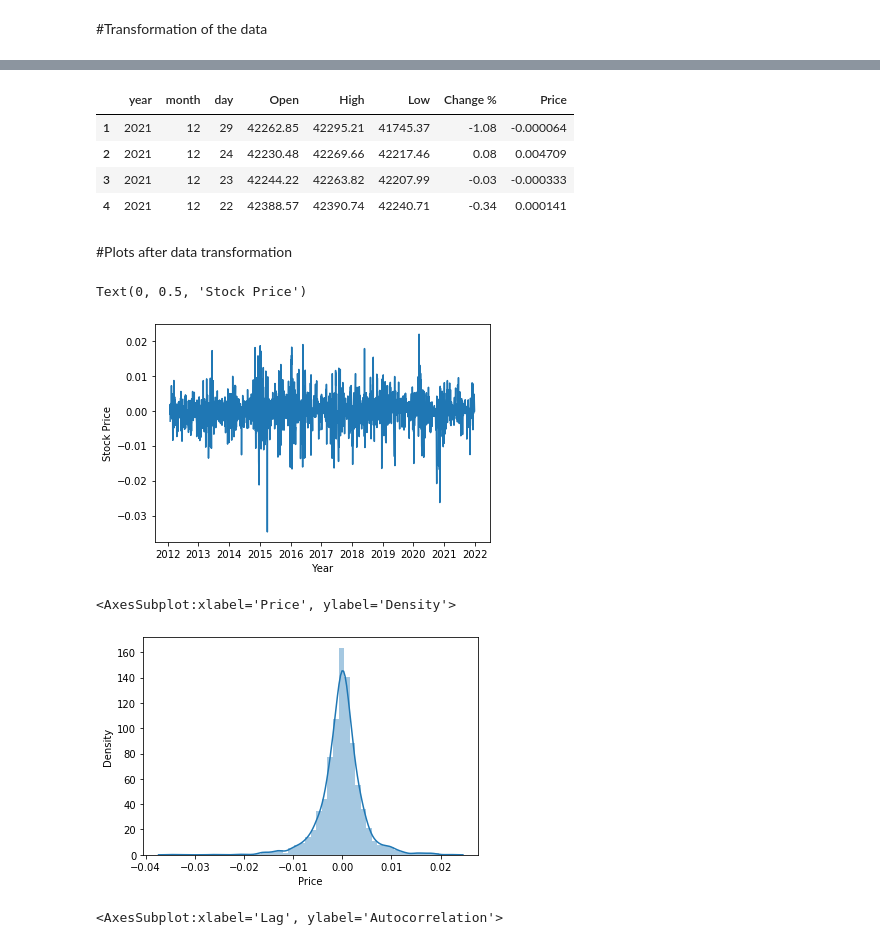
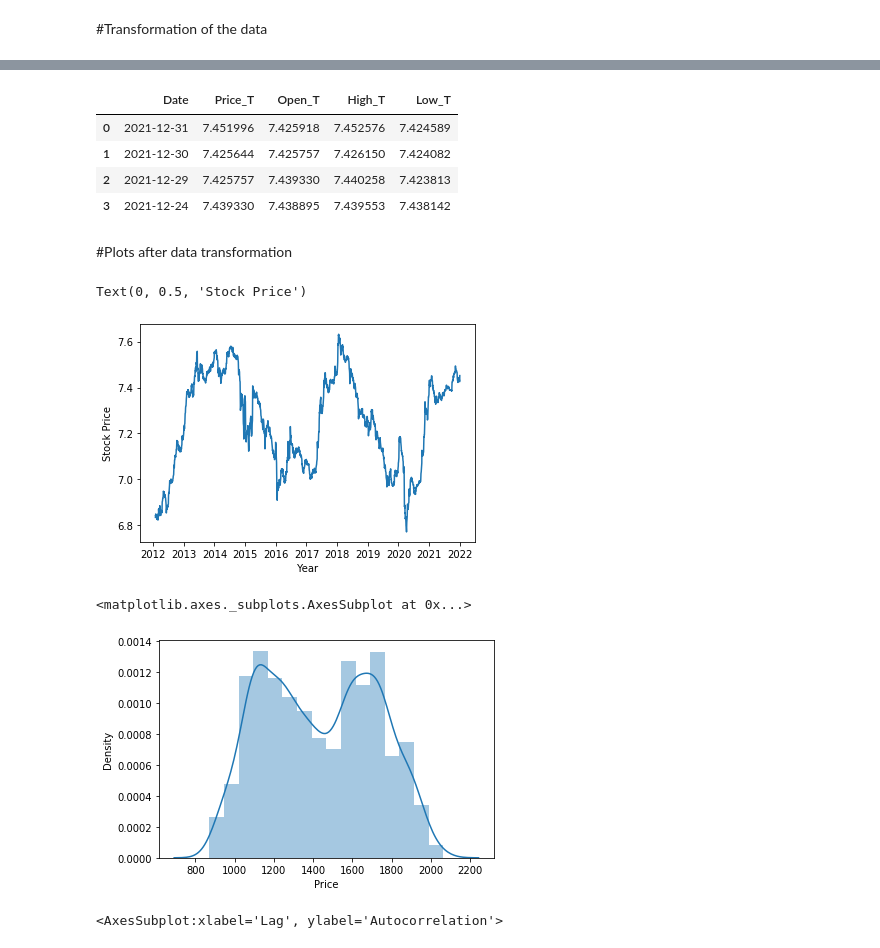
Before and after one commit to Eminent01/Baum-Tenpers-Research, a Jupyter notebook: Baum_Tenper_Research.ipynb, the cells around one changed output, grey strips where cells are left out. Saved outputs shown, nothing was run; the diff lists cells and outputs as text; code cells hidden in the pictures.

```diff
--- a/Baum_Tenper_Research.ipynb
+++ b/Baum_Tenper_Research.ipynb
@@ -146,0 +150,39 @@ autocorrelation_plot(data['Price'])
+# %%
+# Define power trnnsformations and their inverses
+# Square root transformation
+def square_root_transformation(x: pd.Series) -> pd.Series:
+    return np.sqrt(x)
+
+def square_root_inverse_transformation(x: pd.Series) -> pd.Series:
+    return np.square(x)
+
+# Cube root transformation
+def cube_root_transformation(x: pd.Series) -> pd.Series:
+    return x ** (1 / 3)
+
+def cube_root_inverse_transformation(x: pd.Series) -> pd.Series:
+    return x ** 3
+
+# Log transformation
+def log_transformation(x: pd.Series) -> pd.Series:
+    # Function np.log1p = log(x + 1)
+    return np.log1p(x)
+
+def log_inverse_transformation(x: pd.Series) -> pd.Series:
+    # Function np.expm1(x) = exp(x) - 1
+    return np.expm1(x)
+
+# Box-cox transformation
+def box_cox_transformation(x: pd.Series) -> Tuple[np.array, float]:
+    x_transformed, lambda_value = stats.boxcox(x)
+    return x_transformed, lambda_value
+
+def box_cox_inverse_transformation(x: pd.Series, lambda_value: float) -> pd.Series:
+    return inv_boxcox(x, lambda_value)
+# %%
+data['Price_T'] = data.groupby('Date')['Price'].apply(lambda x: log_transformation(x))
+data['Open_T'] = data.groupby('Date')['Open'].apply(lambda x: log_transformation(x))
+data['High_T'] = data.groupby('Date')['High'].apply(lambda x: log_transformation(x))
+data['Low_T'] = data.groupby('Date')['Low'].apply(lambda x: log_transformation(x))
+data['Vol._T'] = data.groupby('Date')['Vol.'].apply(lambda x: log_transformation(x))
+# data['Change %_T'] = data.groupby('Date')['Change %'].apply(lambda x: log_transformation(x))
@@ -206,11 +255,14 @@ data_new1.dropna(axis= 0, inplace = True)
+# %%
+data_new1 = data.drop([ 'Price',	'Open',	'High',	'Low',	'Vol.',	'Change %','Vol._T'], axis= 1)
+data_new1.dropna(axis= 0, inplace = True)
 # %%
 data_new1.head(4)
 # %% [output]
-|  | year | month | day | Open | High | Low | Change % | Price |
-| 1 | 2021 | 12 | 29 | 42262.85 | 42295.21 | 41745.37 | -1.08 | -0.000064 |
-| 2 | 2021 | 12 | 24 | 42230.48 | 42269.66 | 42217.46 | 0.08 | 0.004709 |
-| 3 | 2021 | 12 | 23 | 42244.22 | 42263.82 | 42207.99 | -0.03 | -0.000333 |
-| 4 | 2021 | 12 | 22 | 42388.57 | 42390.74 | 42240.71 | -0.34 | 0.000141 |
+|  | Date | Price_T | Open_T | High_T | Low_T |
+| 0 | 2021-12-31 | 7.451996 | 7.425918 | 7.452576 | 7.424589 |
+| 1 | 2021-12-30 | 7.425644 | 7.425757 | 7.426150 | 7.424082 |
+| 2 | 2021-12-29 | 7.425757 | 7.439330 | 7.440258 | 7.423813 |
+| 3 | 2021-12-24 | 7.439330 | 7.438895 | 7.439553 | 7.438142 |
 # %%
 # X = data_new1.iloc[:, 4:8]
 # # del X['Vol.']
@@ -221,15 +277,15 @@ data_new1.head(4)
 # %%
-plt.plot(data['Date'], data_new['Price'])
+plt.plot(data['Date'], data_new1['Price_T'])
 plt.xlabel(" Year ")
 plt.ylabel("Stock Price")
 # %% [output]
 Text(0, 0.5, 'Stock Price')
-[figure, old version]
+[figure, new version]
 # %%
-sns.distplot(data_new['Price'])
+sns.distplot(data_new1['Price'])
 # %% [output]
-<AxesSubplot:xlabel='Price', ylabel='Density'>
+<matplotlib.axes._subplots.AxesSubplot at 0x...>
-[figure, old version]
+[figure, new version]
 # %%
 # create an autocorrelation plot after standardizing with log return function
 from pandas.plotting import autocorrelation_plot
```
Also changed, not shown: parts of 51 cells of this notebook.
